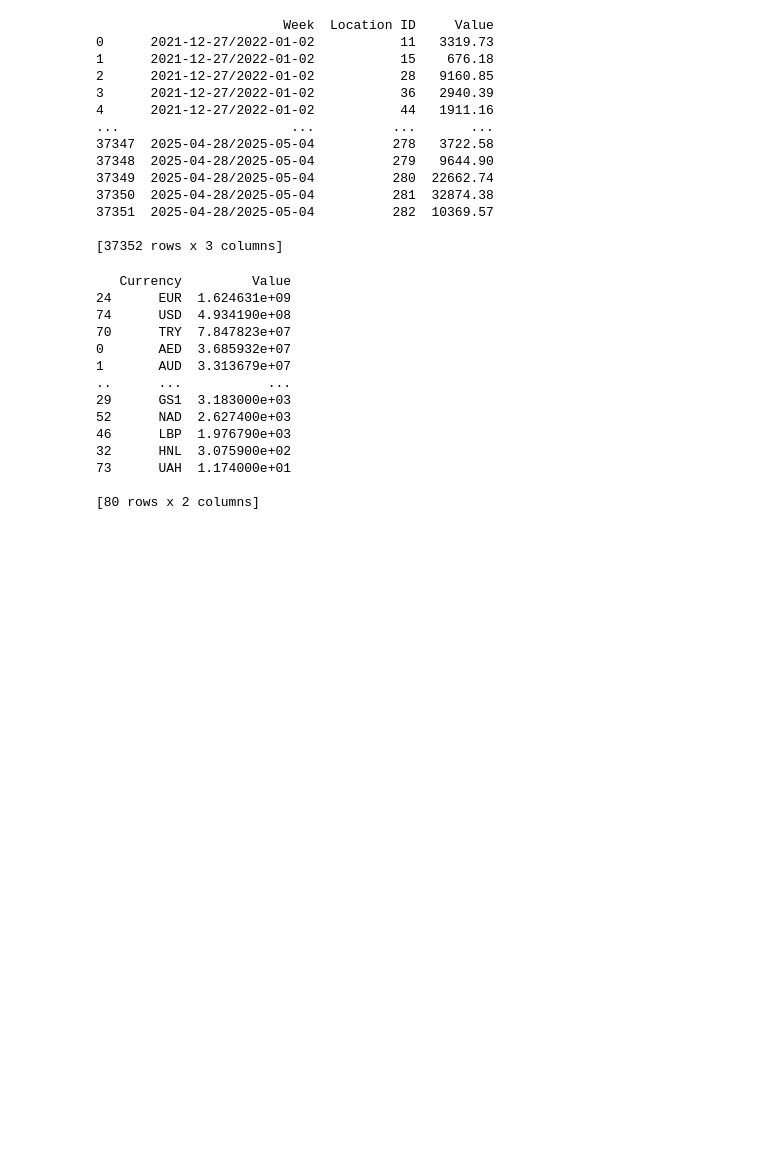
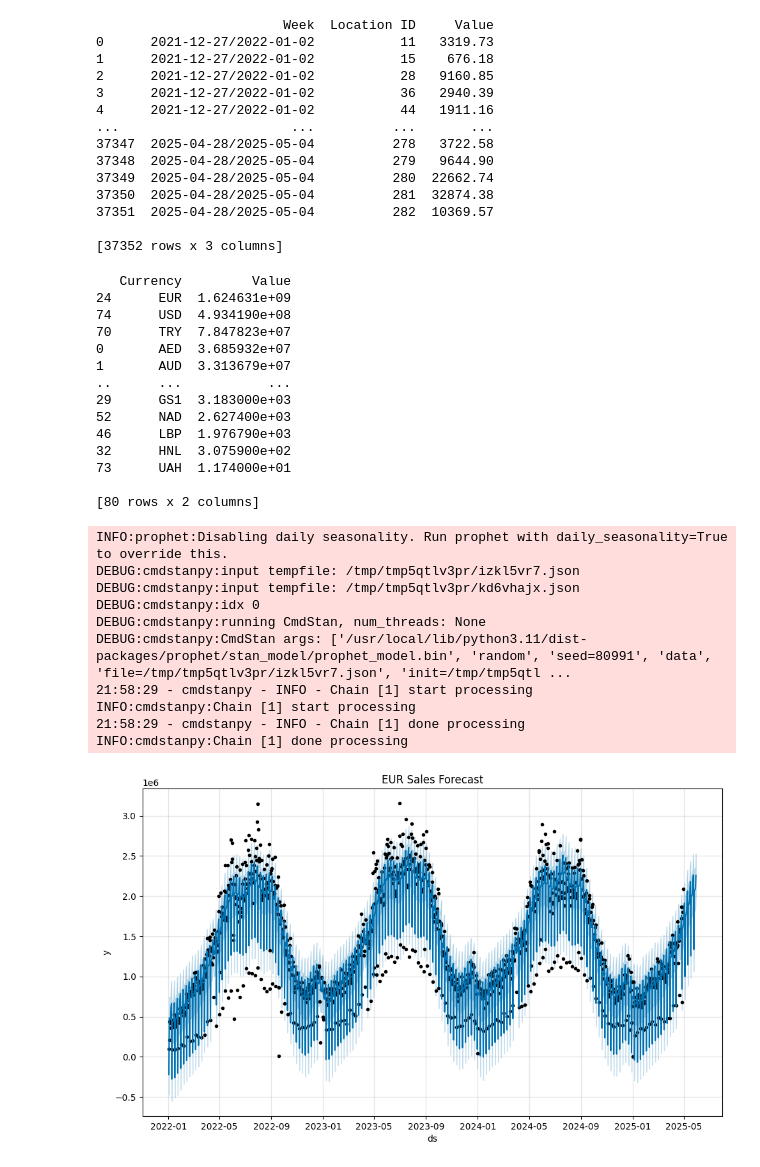
Before and after one commit to Priyankavaishnav1006/Stock_Sales_ML_Model, a Jupyter notebook: Stock_sales_ML.ipynb, the cells around one changed output. Saved outputs shown, nothing was run; the diff lists cells and outputs as text; code cells hidden in the pictures; blank space fills up the shorter version.

```diff
--- a/Stock_sales_ML.ipynb
+++ b/Stock_sales_ML.ipynb
@@ -206,3 +206,31 @@ print(currency_sales)
 73      UAH  1.174000e+01
 
 [80 rows x 2 columns]
+# %%
+#Prophet Forecasting (EUR Example)
+
+df_eur = df[df['Currency'] == 'EUR'][['DealDate', 'Value']]
+df_eur = df_eur.groupby('DealDate').sum().reset_index()
+df_eur.columns = ['ds', 'y']
+
+model = Prophet()
+model.fit(df_eur)
+
+future = model.make_future_dataframe(periods=30)
+forecast = model.predict(future)
+
+fig1 = model.plot(forecast)
+plt.title('EUR Sales Forecast')
+plt.show()
+# %% [output]
+INFO:prophet:Disabling daily seasonality. Run prophet with daily_seasonality=True to override this.
+DEBUG:cmdstanpy:input tempfile: /tmp/tmp5qtlv3pr/izkl5vr7.json
+DEBUG:cmdstanpy:input tempfile: /tmp/tmp5qtlv3pr/kd6vhajx.json
+DEBUG:cmdstanpy:idx 0
+DEBUG:cmdstanpy:running CmdStan, num_threads: None
+DEBUG:cmdstanpy:CmdStan args: ['/usr/local/lib/python3.11/dist-packages/prophet/stan_model/prophet_model.bin', 'random', 'seed=80991', 'data', 'file=/tmp/tmp5qtlv3pr/izkl5vr7.json', 'init=/tmp/tmp5qtl ...
+21:58:29 - cmdstanpy - INFO - Chain [1] start processing
+INFO:cmdstanpy:Chain [1] start processing
+21:58:29 - cmdstanpy - INFO - Chain [1] done processing
+INFO:cmdstanpy:Chain [1] done processing
+[figure, added]
```
